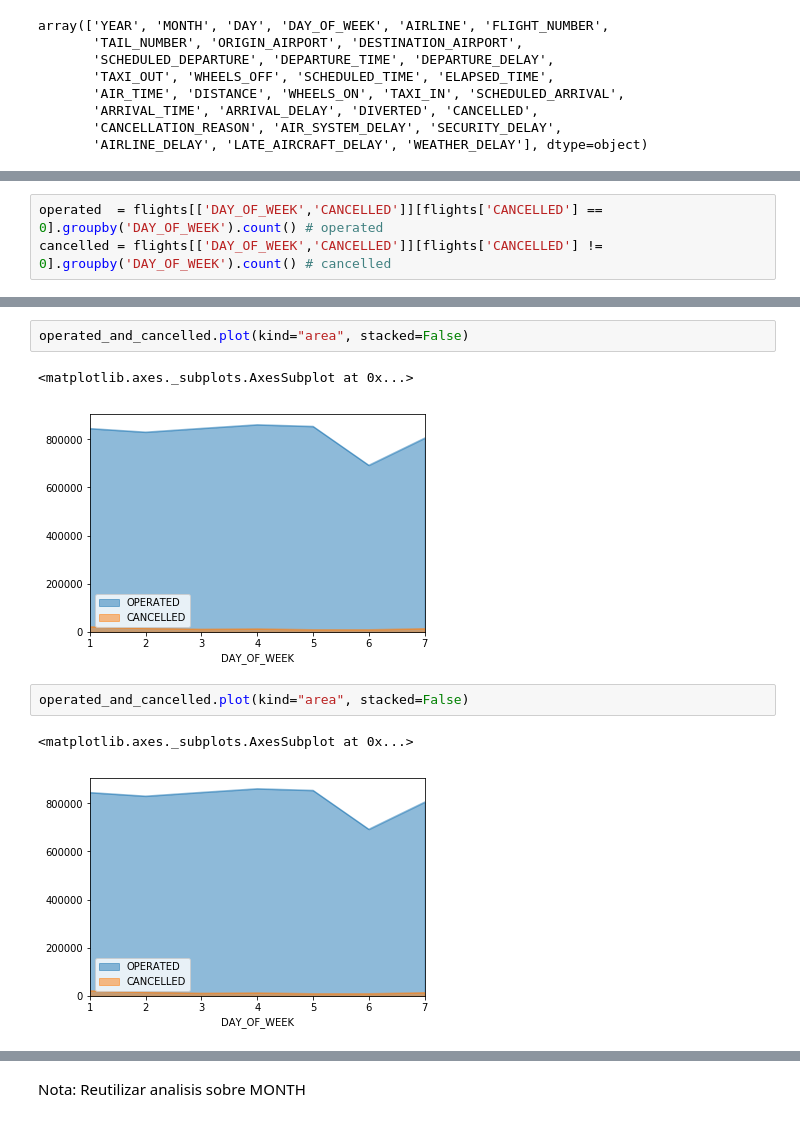
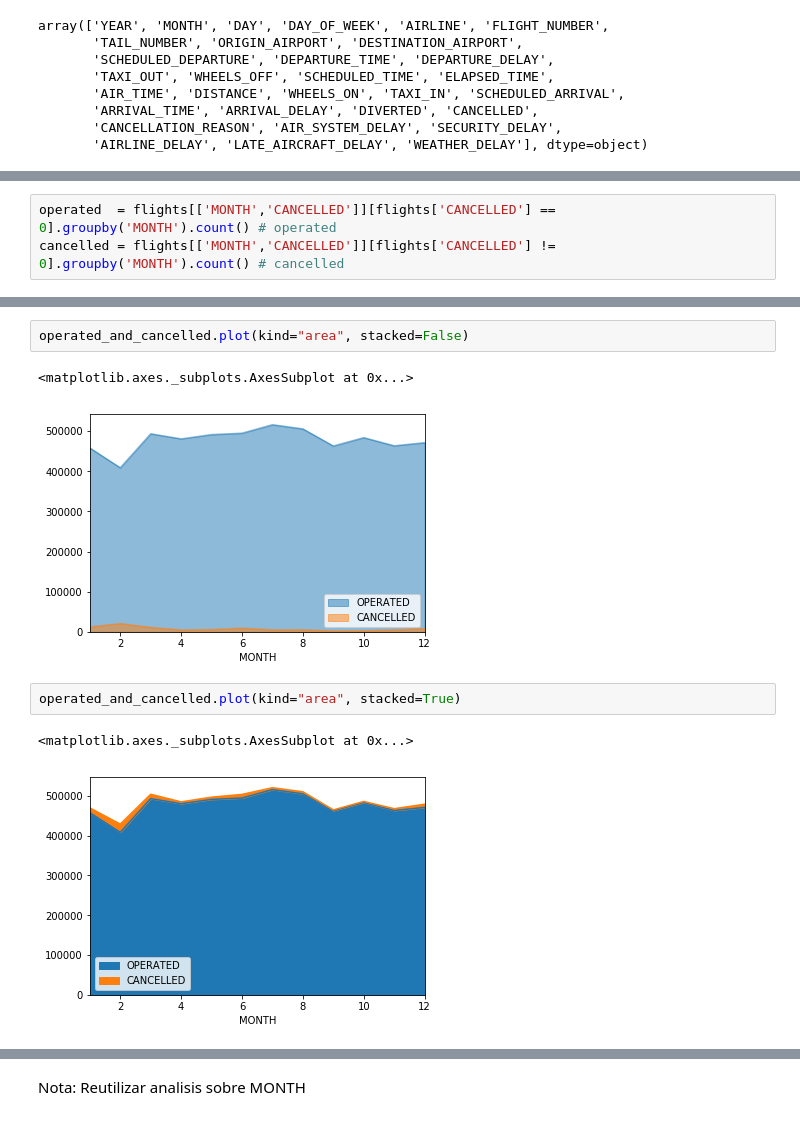
Before and after one commit to idontdomath/datos-exploratory-data-analysis, a Jupyter notebook: class01/03-intro-pandas-flight-delays.ipynb, the cells around one changed output, grey strips where cells are left out. Drawn from its saved outputs; the diff is of its cells as text.

```diff
--- a/class01/03-intro-pandas-flight-delays.ipynb
+++ b/class01/03-intro-pandas-flight-delays.ipynb
@@ -662,6 +708,6 @@ day_of_week_counts.plot(kind='area')
 # %%
-operated  = flights[['DAY_OF_WEEK','CANCELLED']][flights['CANCELLED'] == 0].groupby('DAY_OF_WEEK').count() # operated
-cancelled = flights[['DAY_OF_WEEK','CANCELLED']][flights['CANCELLED'] != 0].groupby('DAY_OF_WEEK').count() # cancelled
+operated  = flights[['MONTH','CANCELLED']][flights['CANCELLED'] == 0].groupby('MONTH').count() # operated
+cancelled = flights[['MONTH','CANCELLED']][flights['CANCELLED'] != 0].groupby('MONTH').count() # cancelled
 # %%
 operated
 # %% [output]
@@ -717,10 +783,10 @@ operated_and_cancelled
 operated_and_cancelled.plot(kind="area", stacked=False)
 # %% [output]
 <matplotlib.axes._subplots.AxesSubplot at 0x...>
-[figure, old version]
+[figure, new version]
 # %%
-operated_and_cancelled.plot(kind="area", stacked=False)
+operated_and_cancelled.plot(kind="area", stacked=True)
 # %% [output]
 <matplotlib.axes._subplots.AxesSubplot at 0x...>
-[figure, old version]
+[figure, new version]
 # %%
```
Also changed, not shown: parts of 33 cells of this notebook, 2 other files.
